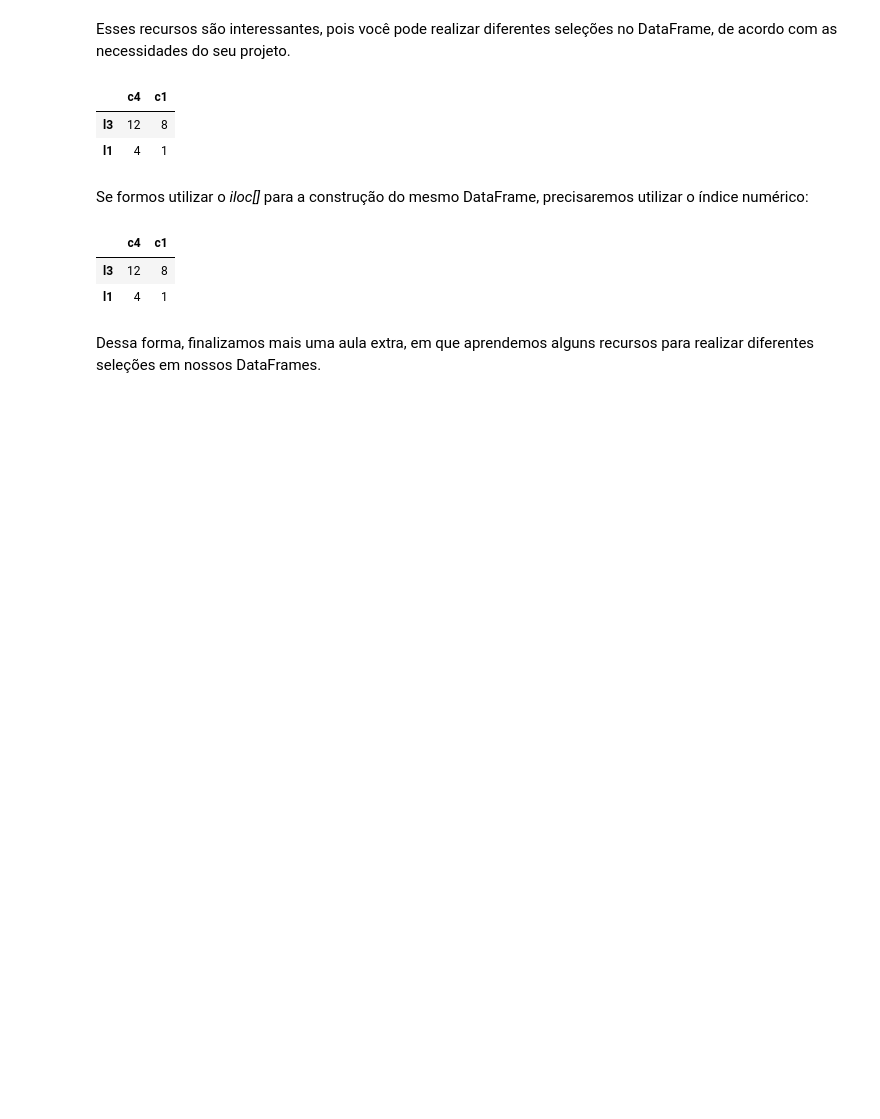
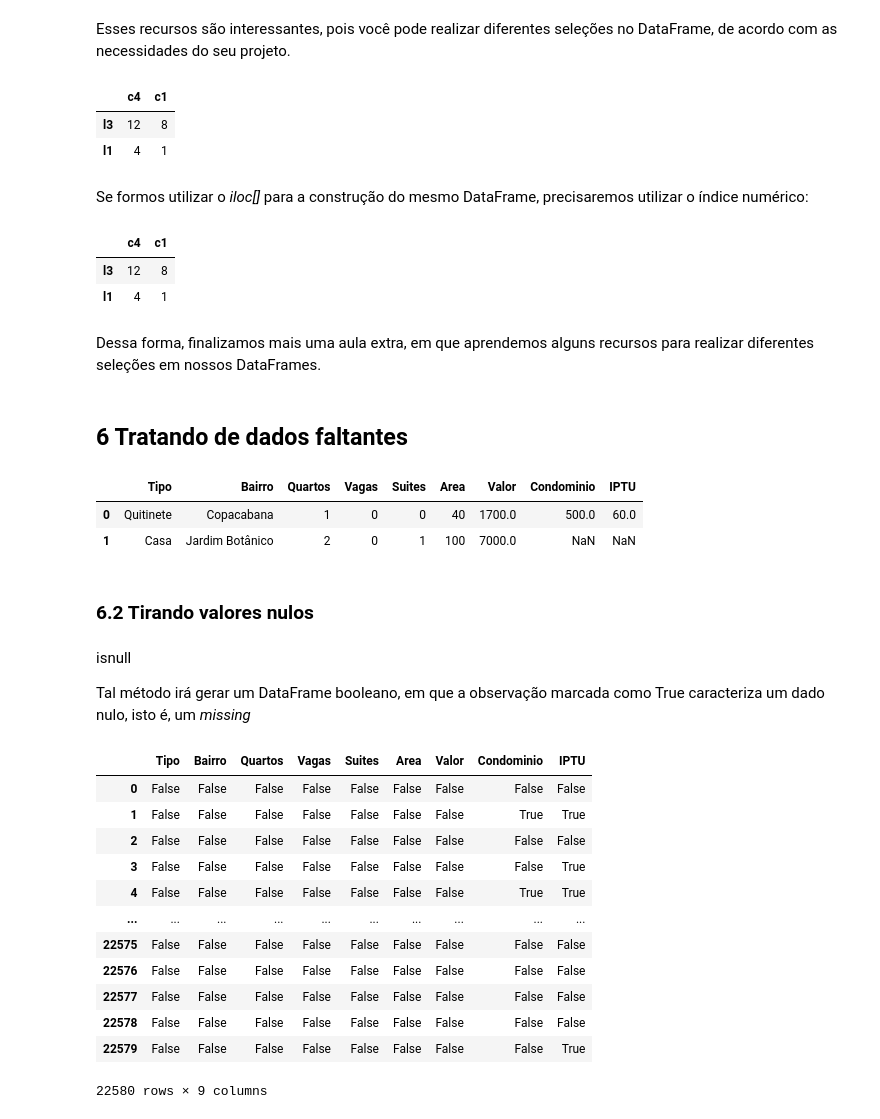
Before and after one commit to 1-aquila-1/data-science, a Jupyter notebook: 01-analise-dados/02-tratando-analisando-dados.ipynb, the cells around one changed output. Drawn from its saved outputs; the diff is of its cells as text; code cells hidden in the pictures; blank space fills up the shorter version.

Commit message:
Tirando valores nulos e tratamento condicional

```diff
--- a/01-analise-dados/02-tratando-analisando-dados.ipynb
+++ b/01-analise-dados/02-tratando-analisando-dados.ipynb
@@ -895,0 +894,32 @@ Dessa forma, finalizamos mais uma aula extra, em que aprendemos alguns recursos
+# %% [markdown]
+## 6 Tratando de dados faltantes
+# %%
+dados = pd.read_csv('../dados/aluguel_residencial.csv', sep=';')
+# %%
+dados.head(2)
+# %% [output]
+|  | Tipo | Bairro | Quartos | Vagas | Suites | Area | Valor | Condominio | IPTU |
+| 0 | Quitinete | Copacabana | 1 | 0 | 0 | 40 | 1700.0 | 500.0 | 60.0 |
+| 1 | Casa | Jardim Botânico | 2 | 0 | 1 | 100 | 7000.0 | NaN | NaN |
+# %% [markdown]
+### 6.2 Tirando valores nulos
+# %% [markdown]
+isnull
+
+Tal método irá gerar um DataFrame booleano, em que a observação marcada como True caracteriza um dado nulo, isto é, um *missing*
+# %%
+dados.isnull()
+# %% [output]
+|  | Tipo | Bairro | Quartos | Vagas | Suites | Area | Valor | Condominio | IPTU |
+| 0 | False | False | False | False | False | False | False | False | False |
+| 1 | False | False | False | False | False | False | False | True | True |
+| 2 | False | False | False | False | False | False | False | False | False |
+| 3 | False | False | False | False | False | False | False | False | True |
+| 4 | False | False | False | False | False | False | False | True | True |
+| ... | ... | ... | ... | ... | ... | ... | ... | ... | ... |
+| 22575 | False | False | False | False | False | False | False | False | False |
+| 22576 | False | False | False | False | False | False | False | False | False |
+| 22577 | False | False | False | False | False | False | False | False | False |
+| 22578 | False | False | False | False | False | False | False | False | False |
+| 22579 | False | False | False | False | False | False | False | False | True |
+22580 rows × 9 columns
```
Also changed, not shown: parts of 26 cells of this notebook.
